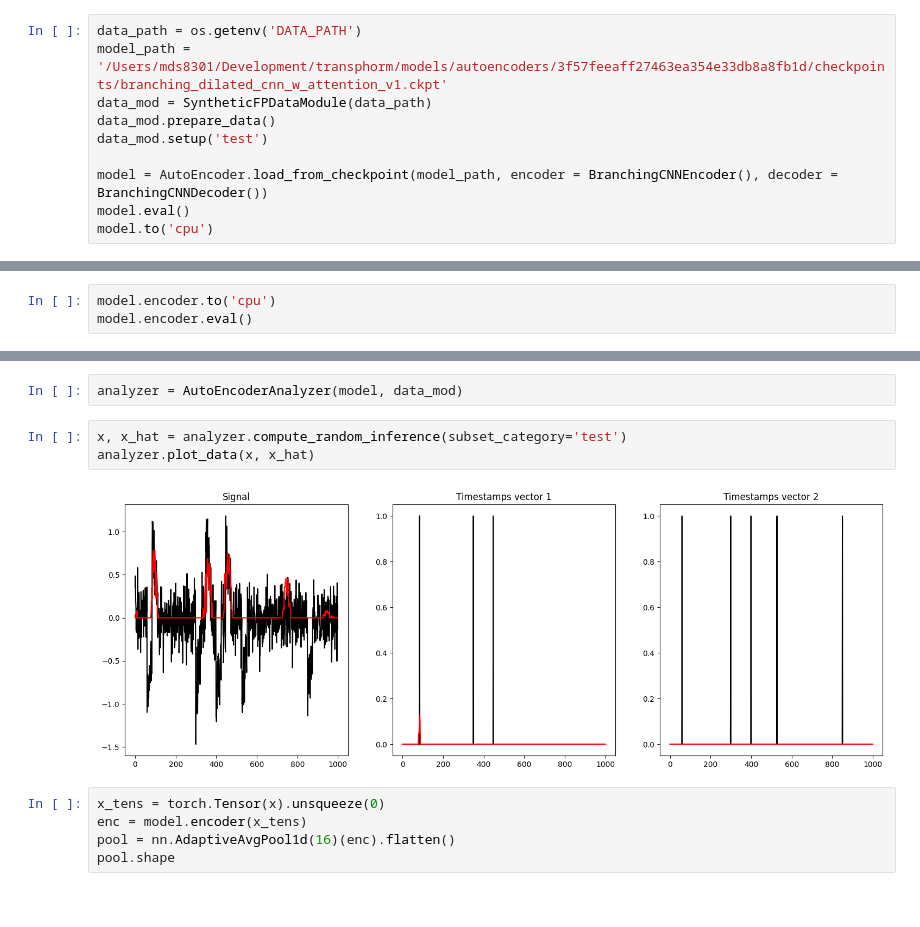
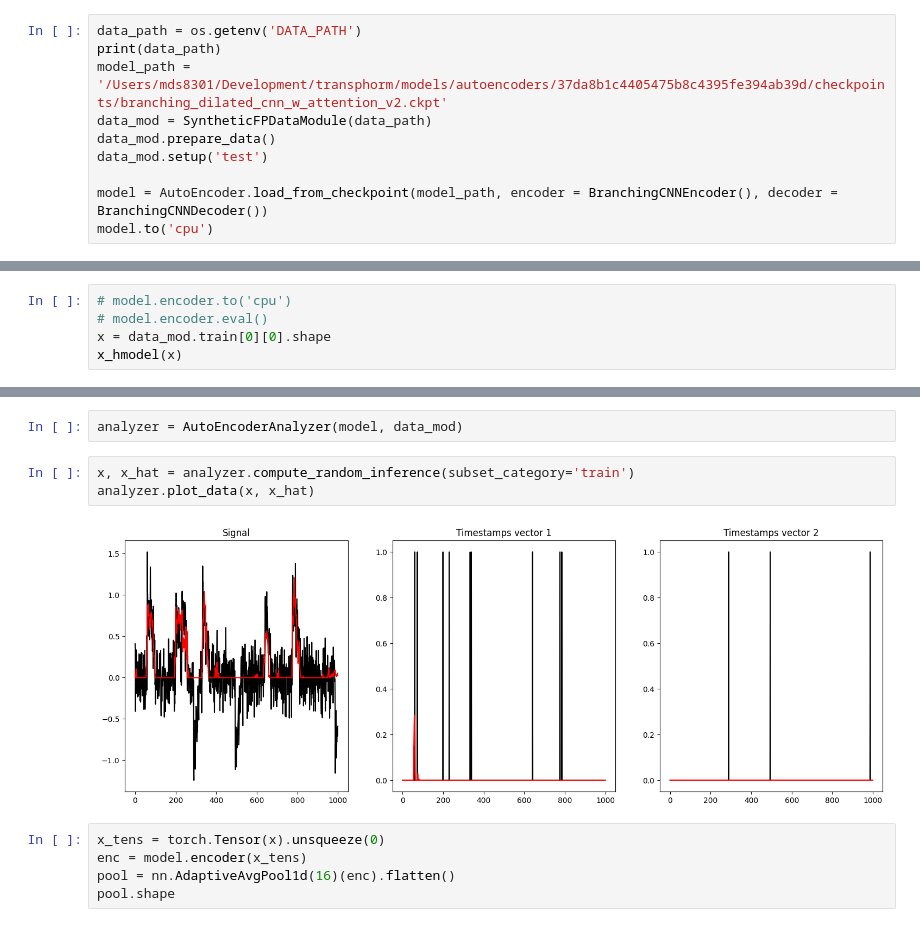
Before and after one commit to Mschaid/transphorm, a Jupyter notebook: notebooks/experiment_analysis/dialated_ccn_w_att_analysis.ipynb, the cells around one changed output, grey strips where cells are left out. Drawn from its saved outputs; the diff is of its cells as text.

Commit message:
bug tests

```diff
--- a/notebooks/experiment_analysis/dialated_ccn_w_att_analysis.ipynb
+++ b/notebooks/experiment_analysis/dialated_ccn_w_att_analysis.ipynb
@@ -16,12 +16,12 @@ from transphorm.model_components.model_modules import (
 )
 # %%
 data_path = os.getenv('DATA_PATH')
-model_path = '/Users/mds8301/Development/transphorm/models/autoencoders/3f57feeaff27463ea354e33db8a8fb1d/checkpoints/branching_dilated_cnn_w_attention_v1.ckpt'
+print(data_path)
+model_path = '/Users/mds8301/Development/transphorm/models/autoencoders/37da8b1c4405475b8c4395fe394ab39d/checkpoints/branching_dilated_cnn_w_attention_v2.ckpt'
 data_mod = SyntheticFPDataModule(data_path)
 data_mod.prepare_data()
 data_mod.setup('test')
 
 model = AutoEncoder.load_from_checkpoint(model_path, encoder = BranchingCNNEncoder(), decoder = BranchingCNNDecoder())
-model.eval()
 model.to('cpu')
 # %% [output]
@@ -45,4 +46,6 @@ AutoEncoder(
 # %%
-model.encoder.to('cpu')
-model.encoder.eval()
+# model.encoder.to('cpu')
+# model.encoder.eval()
+x = data_mod.train[0][0].shape
+x_hmodel(x)
 # %% [output]
@@ -113,10 +100,10 @@ class AutoEncoderAnalyzer:
 # %%
 analyzer = AutoEncoderAnalyzer(model, data_mod)
 # %%
-x, x_hat = analyzer.compute_random_inference(subset_category='test')
+x, x_hat = analyzer.compute_random_inference(subset_category='train')
 analyzer.plot_data(x, x_hat)
 # %% [output]
-[figure, old version]
+[figure, new version]
 # %%
 x_tens = torch.Tensor(x).unsqueeze(0)
 enc = model.encoder(x_tens)
```
Also changed, not shown: parts of 2 cells of this notebook, 2 other files.
